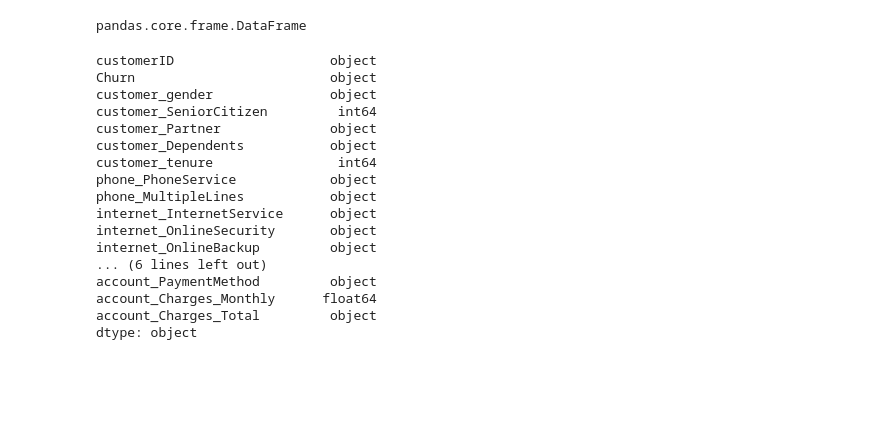
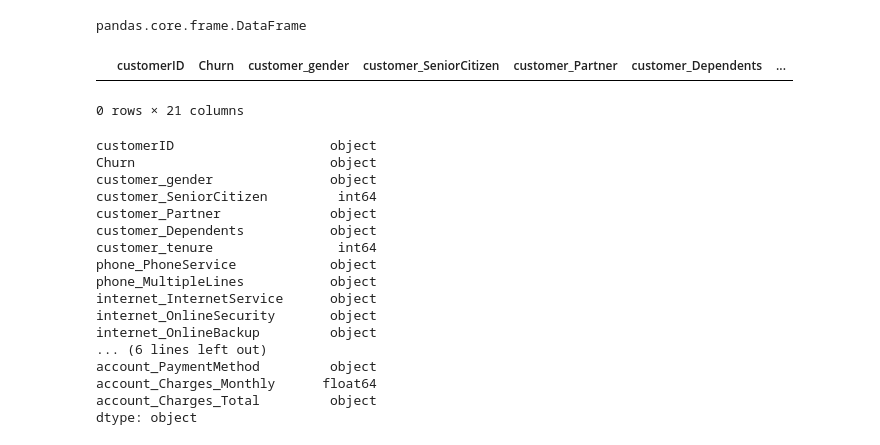
Before and after one commit to r2x4/challenge_2_data_sciense_telecomX, a Jupyter notebook: jupyter_challenge_2.ipynb, the cells around one changed output. Drawn from its saved outputs; the diff is of its cells as text; code cells hidden in the pictures; blank space fills up the shorter version.

```diff
--- a/jupyter_challenge_2.ipynb
+++ b/jupyter_challenge_2.ipynb
@@ -74,6 +74,13 @@ dtype: int64
 type(datos)
 # %% [output]
 pandas.core.frame.DataFrame
+# %%
+# ver si hay duplicados
+datos_duplicados = datos[datos.duplicated()]
+datos_duplicados
+# %% [output]
+|  | customerID | Churn | customer_gender | customer_SeniorCitizen | customer_Partner | customer_Dependents | ... |
+0 rows × 21 columns
 # %%
 datos.dtypes
 # %% [output]
```
Also changed, not shown: parts of 3 cells of this notebook.
